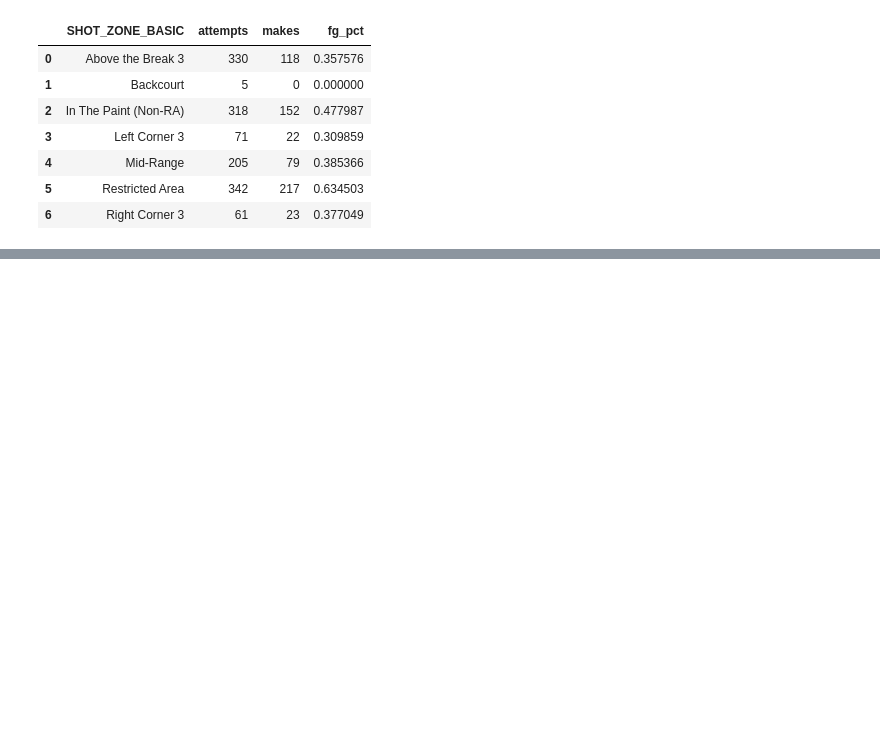
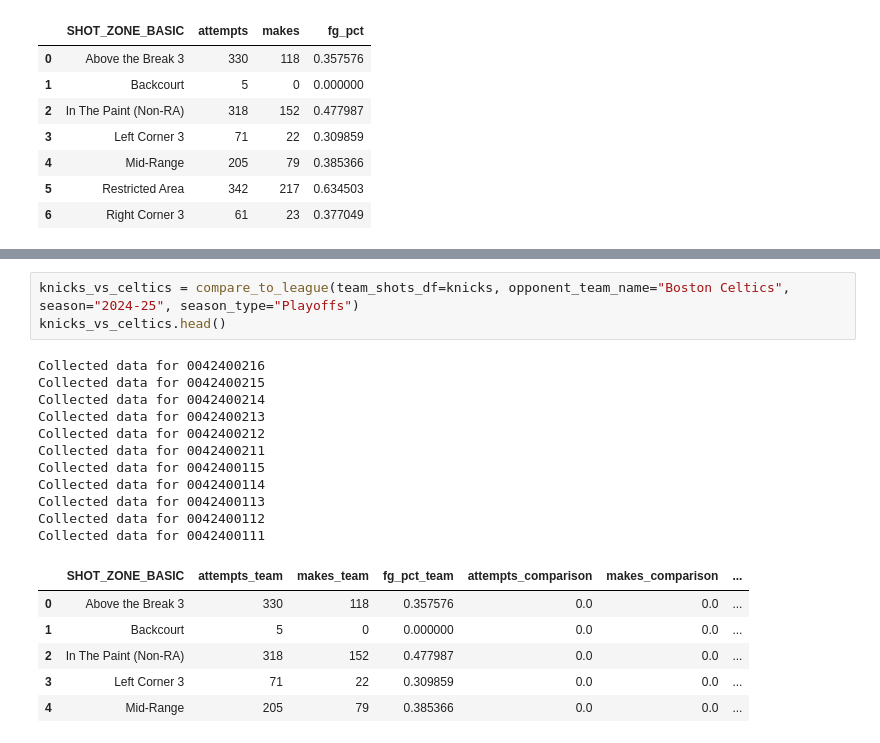
Before and after one commit to parkerbaker203/nba-shot-selection-llm, a Jupyter notebook: pipelines/transformation_testing.ipynb, the cells around one changed output, grey strips where cells are left out. Saved outputs shown, nothing was run; the diff lists cells and outputs as text; blank space fills up the shorter version.

```diff
--- a/pipelines/transformation_testing.ipynb
+++ b/pipelines/transformation_testing.ipynb
@@ -217,0 +225,21 @@ def get_opponent_average(opponent_name = "League"):
+# %%
+knicks_vs_celtics = compare_to_league(team_shots_df=knicks, opponent_team_name="Boston Celtics", season="2024-25", season_type="Playoffs")
+knicks_vs_celtics.head()
+# %% [output]
+Collected data for 0042400216
+Collected data for 0042400215
+Collected data for 0042400214
+Collected data for 0042400213
+Collected data for 0042400212
+Collected data for 0042400211
+Collected data for 0042400115
+Collected data for 0042400114
+Collected data for 0042400113
+Collected data for 0042400112
+Collected data for 0042400111
+|  | SHOT_ZONE_BASIC | attempts_team | makes_team | fg_pct_team | attempts_comparison | makes_comparison | ... |
+| 0 | Above the Break 3 | 330 | 118 | 0.357576 | 0.0 | 0.0 | ... |
+| 1 | Backcourt | 5 | 0 | 0.000000 | 0.0 | 0.0 | ... |
+| 2 | In The Paint (Non-RA) | 318 | 152 | 0.477987 | 0.0 | 0.0 | ... |
+| 3 | Left Corner 3 | 71 | 22 | 0.309859 | 0.0 | 0.0 | ... |
+| 4 | Mid-Range | 205 | 79 | 0.385366 | 0.0 | 0.0 | ... |
```
Also changed, not shown: parts of 15 cells of this notebook, 4 other files.
